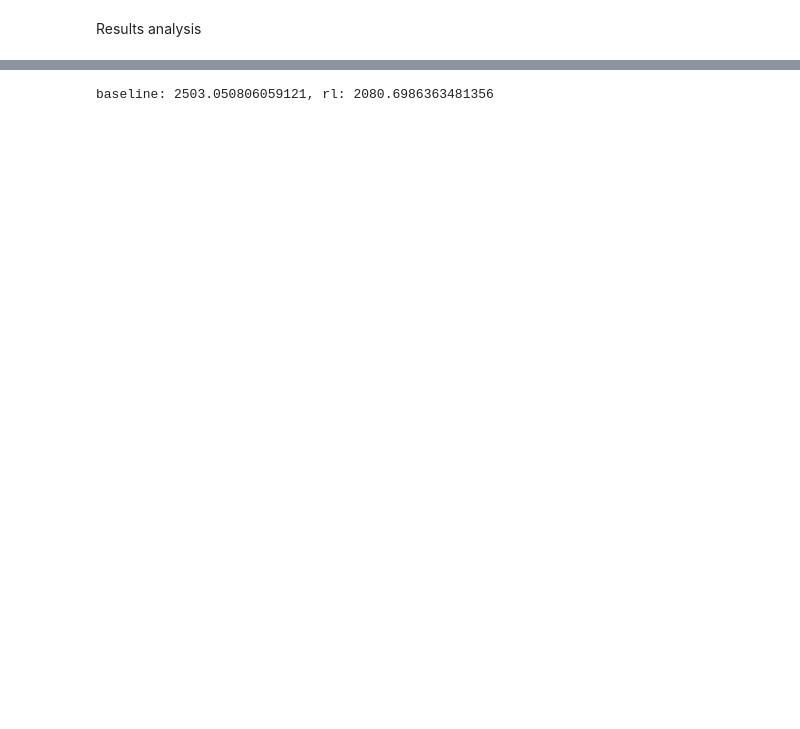
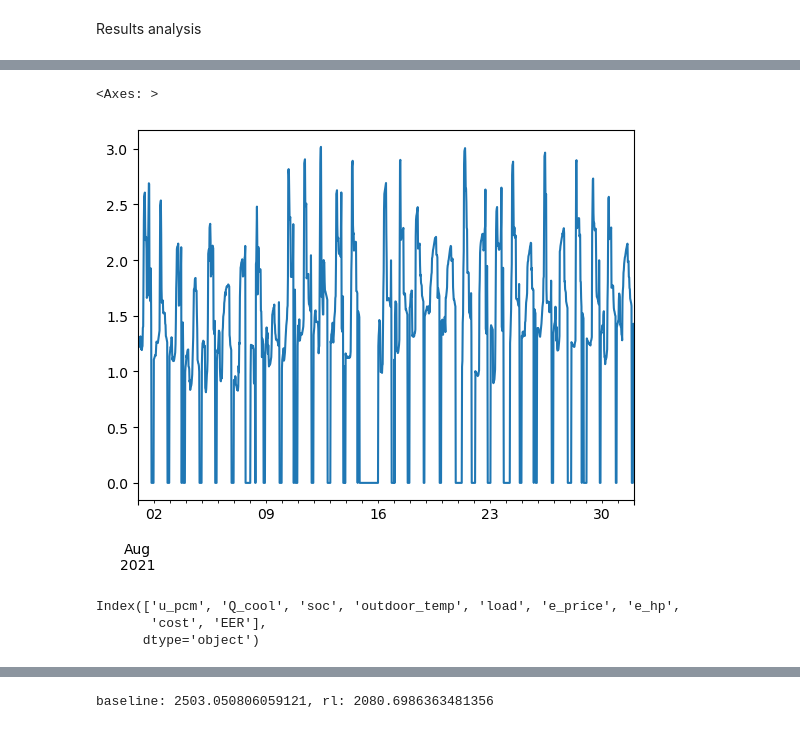
Before and after one commit to KrisCHEN8/PCM_RL-MPC, a Jupyter notebook: results/analysis.ipynb, the cells around one changed output, grey strips where cells are left out. Drawn from its saved outputs; the diff is of its cells as text; code cells hidden in the pictures; blank space fills up the shorter version.

```diff
--- a/results/analysis.ipynb
+++ b/results/analysis.ipynb
@@ -55,3 +50,14 @@ df_results_1H['e_hp'] = df_results_1H['Q_cool'] * df_results_1H['e_hp'] / (df_re
+# %%
+df_results_30T['e_hp'].plot()
+# %% [output]
+<Axes: >
+[figure, added]
+# %%
+df_results_15T.columns
+# %% [output]
+Index(['u_pcm', 'Q_cool', 'soc', 'outdoor_temp', 'load', 'e_price', 'e_hp',
+       'cost', 'EER'],
+      dtype='object')
 # %%
 for df in [baseline_15T, baseline_30T, baseline_1H]:
     # df['EER'] = df['load'] * df['EER'] / (df['load'] + 1e-3)
```
Also changed, not shown: parts of 9 cells of this notebook, 15 other files.
